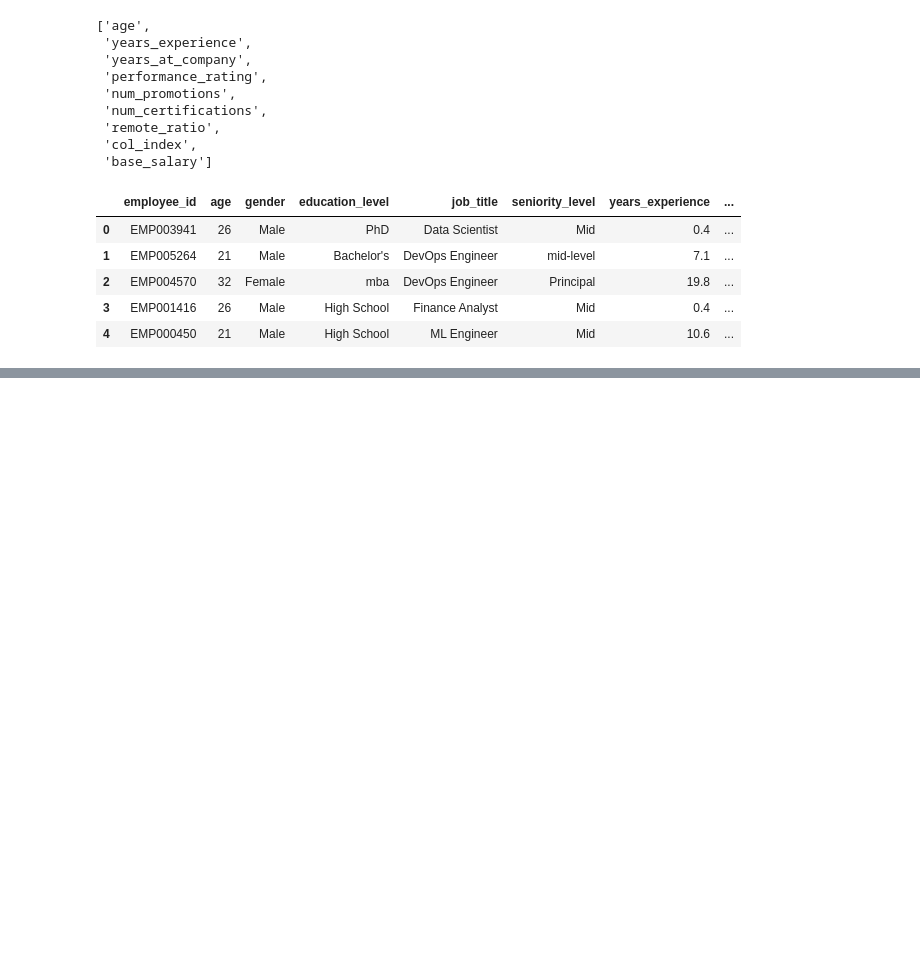
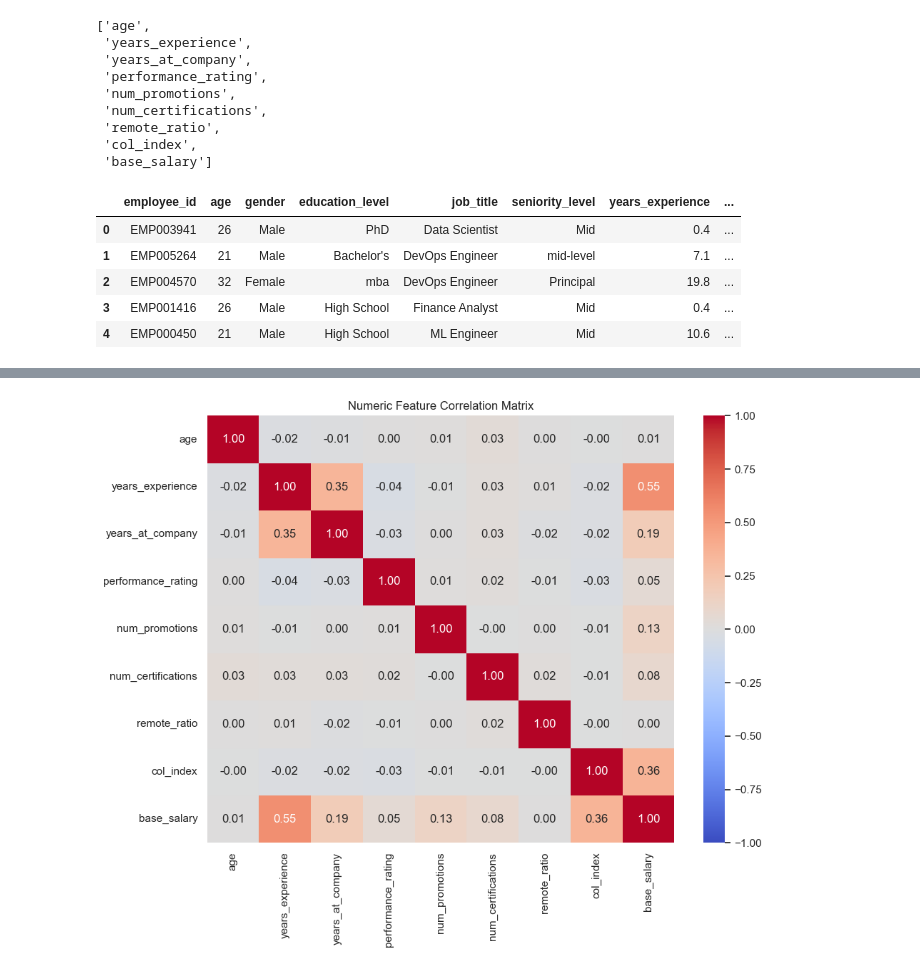
Before and after one commit to Wewds1/ML_Projects, a Jupyter notebook: Salary_Benchmark/notebooks/01_eda.ipynb, the cells around one changed output, grey strips where cells are left out. Drawn from its saved outputs; the diff is of its cells as text; code cells hidden in the pictures; blank space fills up the shorter version.

```diff
--- a/Salary_Benchmark/notebooks/01_eda.ipynb
+++ b/Salary_Benchmark/notebooks/01_eda.ipynb
@@ -100,0 +268,12 @@ Unique values in seniority_level: ['Mid', 'Senior', 'Junior', 'Lead', 'Principal
+# %%
+plt.figure(figsize=(10, 8))
+numeric_df = df.select_dtypes(include=[np.number])
+corr_matrix = numeric_df.corr()
+
+sns.heatmap(corr_matrix, annot=True, cmap='coolwarm', fmt=".2f", vmin=-1, vmax=1)
+plt.title("Numeric Feature Correlation Matrix")
+plt.tight_layout()
+plt.savefig('../reports/figures/correlation-matrix.png')
+plt.show()
+# %% [output]
+[figure, added]
```
Also changed, not shown: parts of 13 cells of this notebook, 7 other files.
